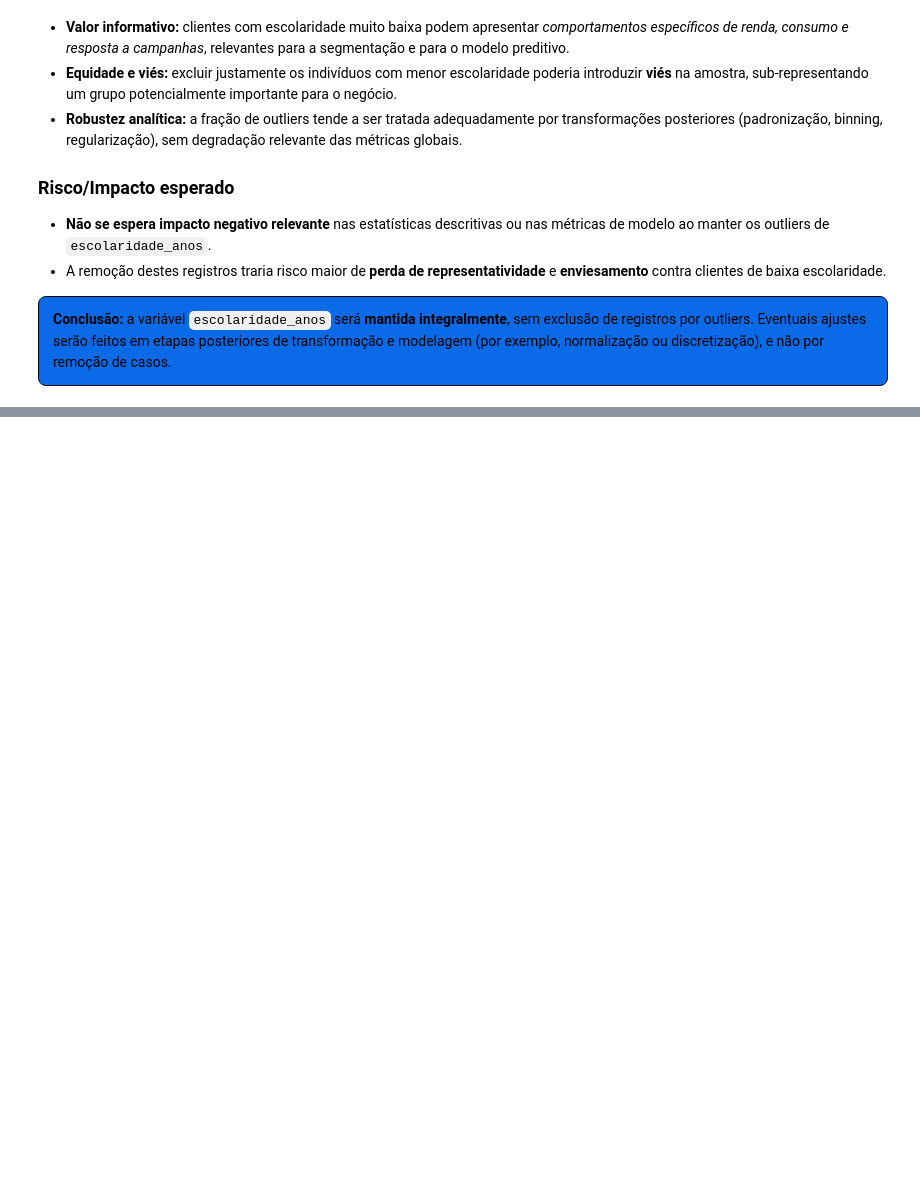
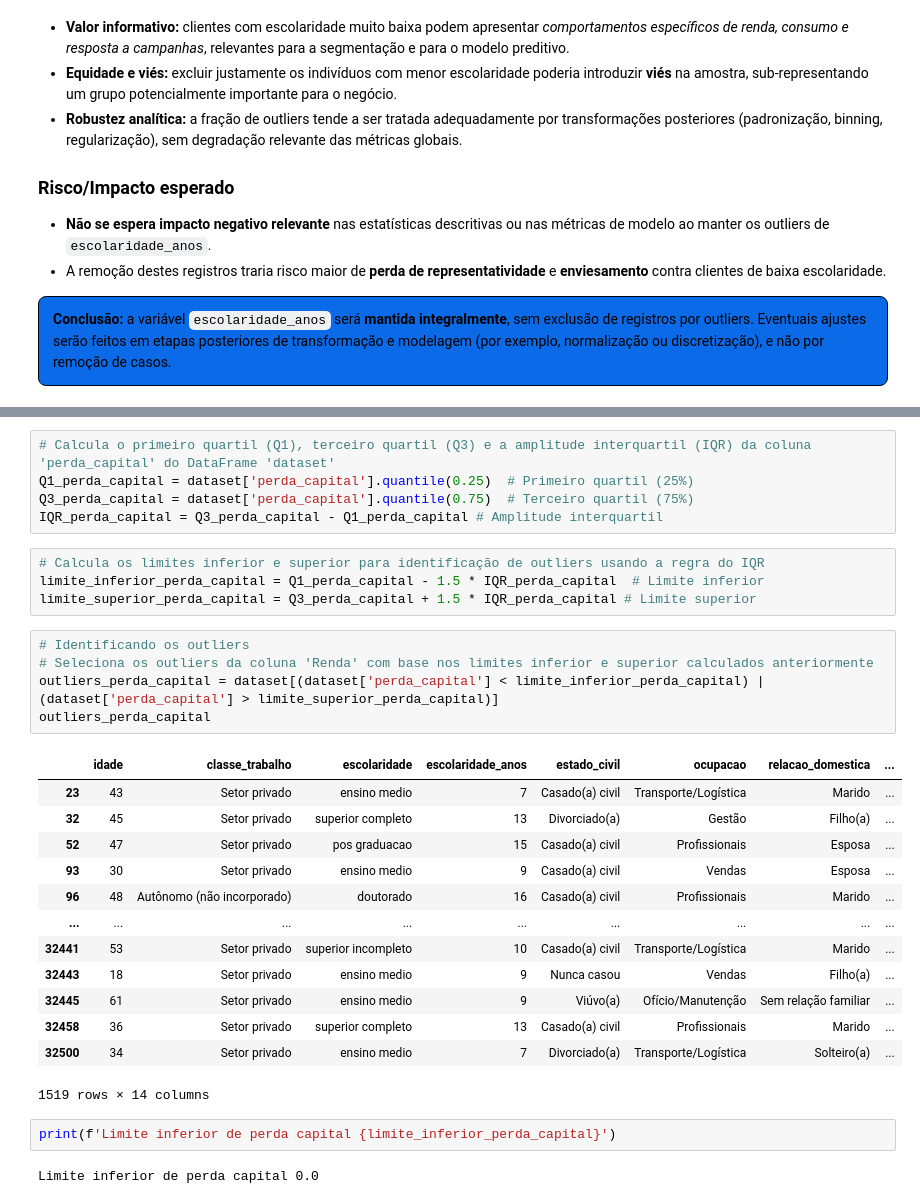
Before and after one commit to RicardodeSouzaSilva/Case_de_Consultoria_Classificacao_de_Renda-, a Jupyter notebook: classificacao_renda.ipynb, the cells around one changed output, grey strips where cells are left out. Drawn from its saved outputs; the diff is of its cells as text; blank space fills up the shorter version.

```diff
--- a/classificacao_renda.ipynb
+++ b/classificacao_renda.ipynb
@@ -894,0 +1009,32 @@ Total de registros: 32561, Outliers: 1198, Razão (outliers / total): 3.67925%
+# %%
+# Calcula o primeiro quartil (Q1), terceiro quartil (Q3) e a amplitude interquartil (IQR) da coluna 'perda_capital' do DataFrame 'dataset'
+Q1_perda_capital = dataset['perda_capital'].quantile(0.25)  # Primeiro quartil (25%)
+Q3_perda_capital = dataset['perda_capital'].quantile(0.75)  # Terceiro quartil (75%)
+IQR_perda_capital = Q3_perda_capital - Q1_perda_capital # Amplitude interquartil
+# %%
+# Calcula os limites inferior e superior para identificação de outliers usando a regra do IQR
+limite_inferior_perda_capital = Q1_perda_capital - 1.5 * IQR_perda_capital  # Limite inferior
+limite_superior_perda_capital = Q3_perda_capital + 1.5 * IQR_perda_capital # Limite superior
+# %%
+# Identificando os outliers
+# Seleciona os outliers da coluna 'Renda' com base nos limites inferior e superior calculados anteriormente
+outliers_perda_capital = dataset[(dataset['perda_capital'] < limite_inferior_perda_capital) | (dataset['perda_capital'] > limite_superior_perda_capital)]
+outliers_perda_capital
+# %% [output]
+|  | idade | classe_trabalho | escolaridade | escolaridade_anos | estado_civil | ocupacao | relacao_domestica | ... |
+| 23 | 43 | Setor privado | ensino medio | 7 | Casado(a) civil | Transporte/Logística | Marido | ... |
+| 32 | 45 | Setor privado | superior completo | 13 | Divorciado(a) | Gestão | Filho(a) | ... |
+| 52 | 47 | Setor privado | pos graduacao | 15 | Casado(a) civil | Profissionais | Esposa | ... |
+| 93 | 30 | Setor privado | ensino medio | 9 | Casado(a) civil | Vendas | Esposa | ... |
+| 96 | 48 | Autônomo (não incorporado) | doutorado | 16 | Casado(a) civil | Profissionais | Marido | ... |
+| ... | ... | ... | ... | ... | ... | ... | ... | ... |
+| 32441 | 53 | Setor privado | superior incompleto | 10 | Casado(a) civil | Transporte/Logística | Marido | ... |
+| 32443 | 18 | Setor privado | ensino medio | 9 | Nunca casou | Vendas | Filho(a) | ... |
+| 32445 | 61 | Setor privado | ensino medio | 9 | Viúvo(a) | Ofício/Manutenção | Sem relação familiar | ... |
+| 32458 | 36 | Setor privado | superior completo | 13 | Casado(a) civil | Profissionais | Marido | ... |
+| 32500 | 34 | Setor privado | ensino medio | 7 | Divorciado(a) | Transporte/Logística | Solteiro(a) | ... |
+1519 rows × 14 columns
+# %%
+print(f'Limite inferior de perda capital {limite_inferior_perda_capital}')
+# %% [output]
+Limite inferior de perda capital 0.0
```
Also changed, not shown: parts of 32 cells of this notebook.
